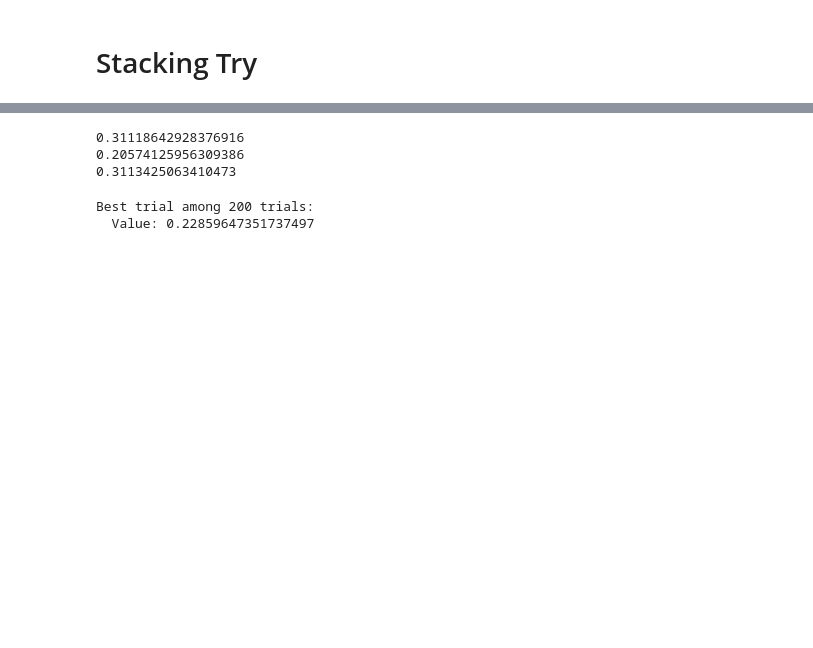
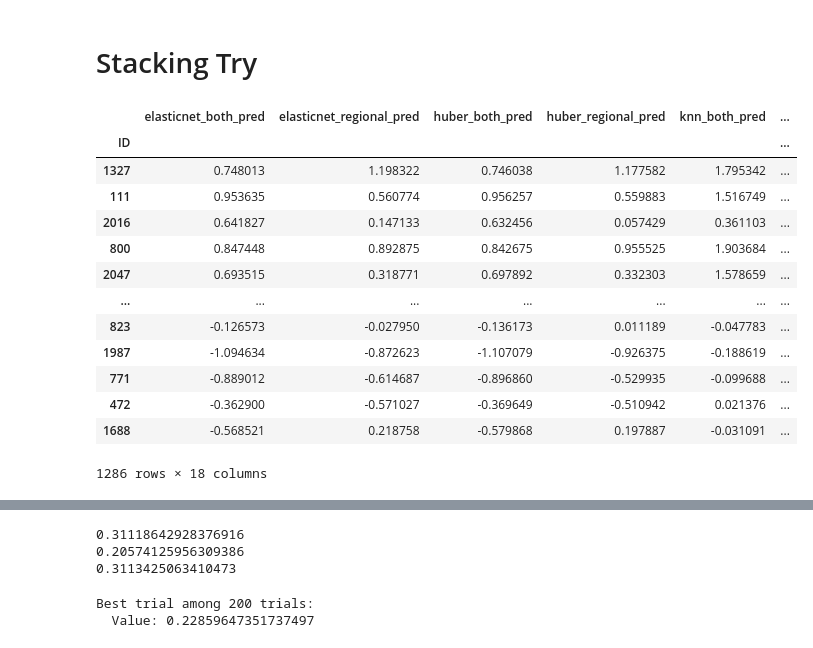
Before and after one commit to chantomkit/QRT2023, a Jupyter notebook: eda.ipynb, the cells around one changed output, grey strips where cells are left out. Drawn from its saved outputs; the diff is of its cells as text; code cells hidden in the pictures; blank space fills up the shorter version.

```diff
--- a/eda.ipynb
+++ b/eda.ipynb
@@ -282,10 +303,20 @@ fr and de are statistically significant that they are two different distribution
 [figure]
 # %%
 drop_X_dict = {
-    'fr': drop_cols_same + ["TARGET", "DAY_ID", "RANK", "COUNTRY"],
-    'de': drop_cols_same + ["TARGET", "DAY_ID", "RANK", "COUNTRY"],
-    'both': drop_cols_same + ["TARGET", "DAY_ID", "RANK"]
+    'fr': list(drop_fr_same) + ["TARGET", "DAY_ID", "RANK", "COUNTRY"],
+    'de': list(drop_de_same) + ["TARGET", "DAY_ID", "RANK", "COUNTRY"],
+    'both': list(drop_both_same) + ["TARGET", "DAY_ID", "RANK"]
 }
-ds = RegionalDatasets(df_same_day, exclude_X_cols_by_region=drop_X_dict, y_col='RANK')
+ds = RegionalDatasets(df_same_day, exclude_X_cols_by_region=drop_X_dict, y_col='RANK', valid_ratio=0.5, random_state=42)
 # ds = RegionalDatasets(fe1_train, exclude_X_cols_by_region=drop_X_dict, y_col='TARGET')
 ds_X_y_dict = ds.to_dict()
+
+drop_X_dict_test = {
+    'fr': list(drop_fr_same)+['DAY_ID', 'COUNTRY'],
+    'de': list(drop_de_same)+['DAY_ID', 'COUNTRY'],
+    'both': list(drop_both_same)+['DAY_ID'],
+}
+
+ds_test = RegionalDatasets(test_same_day, exclude_X_cols_by_region=drop_X_dict_test)
+# ds_test = RegionalDatasets(X_test, exclude_X_cols_by_region=drop_X_dict_test)
+ds_test_X_y_dict = ds_test.to_dict()
@@ -366,7 +424,7 @@ def optimize_models(
 # %%
 IGNORE_MODEL_LIST = []
 mbox = model_box(
-    'voting_models_same_day_cv_5',
+    'voting_models_same_day_cv_10_drop_cols_test',
     # ignore_models=IGNORE_MODEL_LIST,
 )
 model_candidates, model_scores = mbox.to_dicts()
@@ -550,2 +584,19 @@ print(1 - pearsonr(ref["TARGET"], submission)[0])
 # %% [markdown]
 # Stacking Try
+# %%
+bpreds_all
+# %% [output]
+|  | elasticnet_both_pred | elasticnet_regional_pred | huber_both_pred | huber_regional_pred | knn_both_pred | ... |
+| ID |  |  |  |  |  | ... |
+| 1327 | 0.748013 | 1.198322 | 0.746038 | 1.177582 | 1.795342 | ... |
+| 111 | 0.953635 | 0.560774 | 0.956257 | 0.559883 | 1.516749 | ... |
+| 2016 | 0.641827 | 0.147133 | 0.632456 | 0.057429 | 0.361103 | ... |
+| 800 | 0.847448 | 0.892875 | 0.842675 | 0.955525 | 1.903684 | ... |
+| 2047 | 0.693515 | 0.318771 | 0.697892 | 0.332303 | 1.578659 | ... |
+| ... | ... | ... | ... | ... | ... | ... |
+| 823 | -0.126573 | -0.027950 | -0.136173 | 0.011189 | -0.047783 | ... |
+| 1987 | -1.094634 | -0.872623 | -1.107079 | -0.926375 | -0.188619 | ... |
+| 771 | -0.889012 | -0.614687 | -0.896860 | -0.529935 | -0.099688 | ... |
+| 472 | -0.362900 | -0.571027 | -0.369649 | -0.510942 | 0.021376 | ... |
+| 1688 | -0.568521 | 0.218758 | -0.579868 | 0.197887 | -0.031091 | ... |
+1286 rows × 18 columns
```
Also changed, not shown: parts of 27 cells of this notebook, 1 other file.
